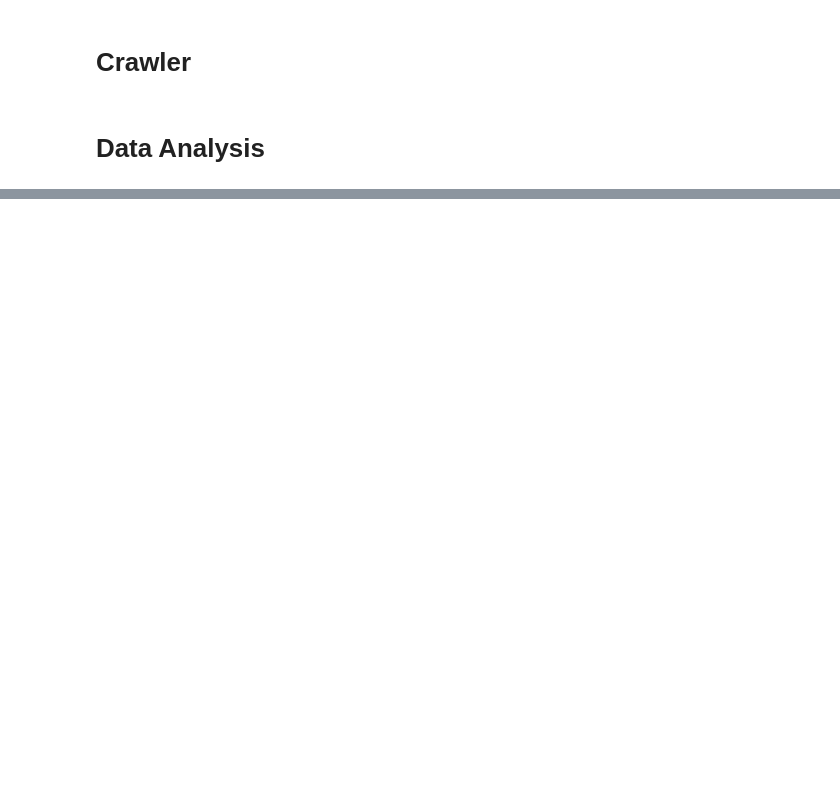
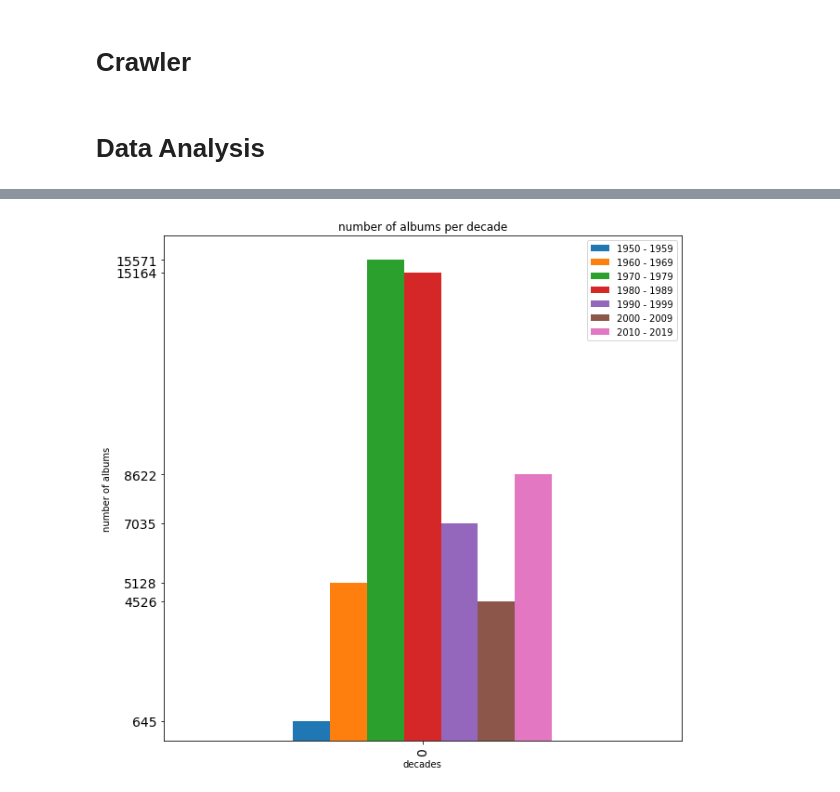
Before and after one commit to stadanapisem/Discogs-finding-hidden-knowledge, a Jupyter notebook: Crawler.ipynb, the cells around one changed output, grey strips where cells are left out. Cells and saved outputs as stored; diff of their text form; code cells hidden in the pictures; blank space fills up the shorter version.

```diff
--- a/Crawler.ipynb
+++ b/Crawler.ipynb
@@ -458,0 +682,19 @@ for x in cursor.fetchall():
+# %%
+common = """SELECT COUNT(*) FROM album WHERE released BETWEEN '{0}' AND '{1}'"""
+res1950 = execute_query(common.format(parser.parse('1.1.1950.'), parser.parse('31.12.1959')))[0][0]
+res1960 = execute_query(common.format(parser.parse('1.1.1960.'), parser.parse('31.12.1969')))[0][0]
+res1970 = execute_query(common.format(parser.parse('1.1.1970.'), parser.parse('31.12.1979')))[0][0]
+res1980 = execute_query(common.format(parser.parse('1.1.1980.'), parser.parse('31.12.1989')))[0][0]
+res1990 = execute_query(common.format(parser.parse('1.1.1990.'), parser.parse('31.12.1999')))[0][0]
+res2000 = execute_query(common.format(parser.parse('1.1.2000.'), parser.parse('31.12.2009')))[0][0]
+res2010 = execute_query(common.format(parser.parse('1.1.2010.'), parser.parse('31.12.2019')))[0][0]
+
+dataframe = pd.DataFrame({'1950 - 1959': [res1950], '1960 - 1969': [res1960], '1970 - 1979': [res1970], '1980 - 1989': [res1980],
+                          '1990 - 1999': [res1990], '2000 - 2009': [res2000], '2010 - 2019': [res2010]})
+
+fig, axi = plt.subplots(1, 1, figsize=(10,10))
+_ = axi.set_xlabel("decades")
+_ = axi.set_ylabel("number of albums")
+_ = dataframe.plot.bar(ax=axi, fontsize=14, yticks=dataframe.iloc[0], title="number of albums per decade")
+# %% [output]
+[figure, added]
```
Also changed, not shown: parts of 23 cells of this notebook, 1 other file.
